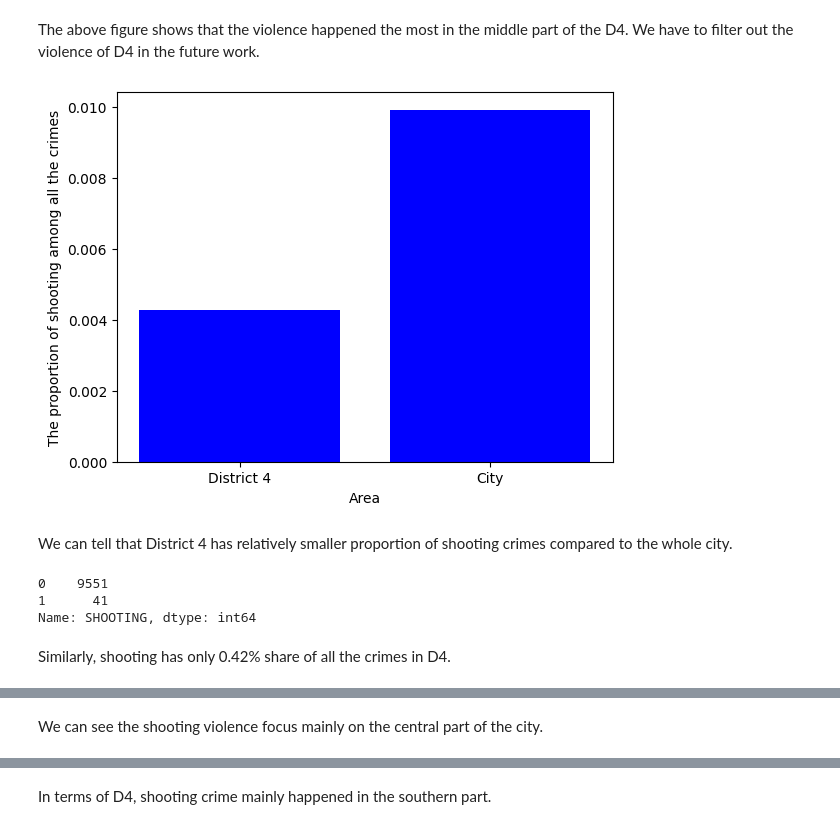
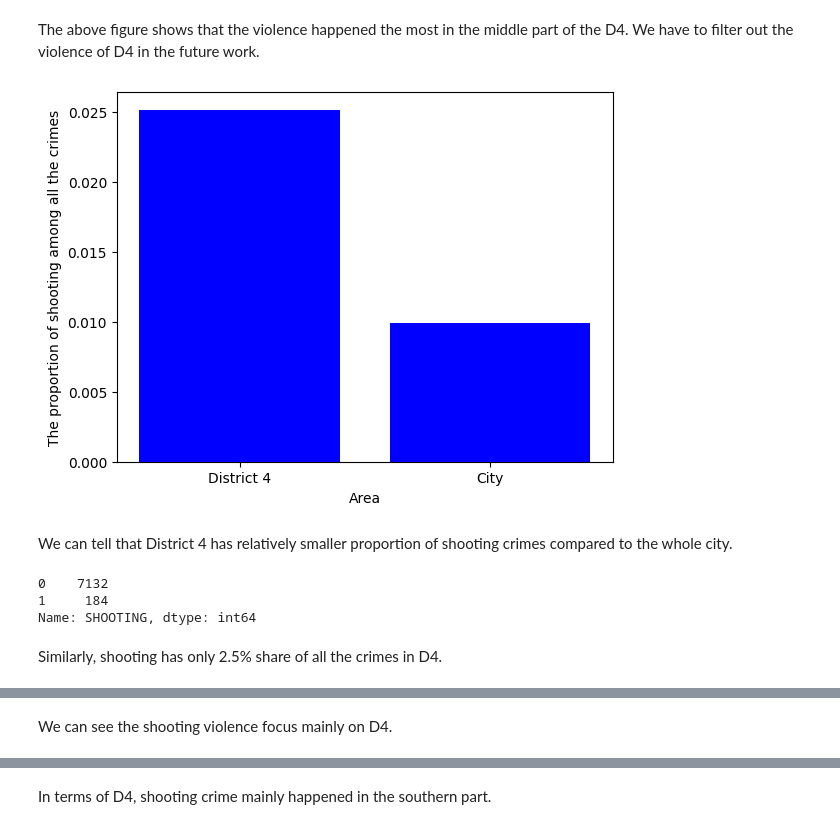
Before and after one commit to BU-Spark/ds-councilor-worrell-gun-violence, a Jupyter notebook: spring23-team-2/deliverables/deliverables 1/pattern.ipynb, the cells around one changed output, grey strips where cells are left out. Saved outputs shown, nothing was run; the diff lists cells and outputs as text; code cells hidden in the pictures.

Commit message:
revised the district in violence and crime added answers to questions.

```diff
--- a/spring23-team-2/deliverables/deliverables 1/pattern.ipynb
+++ b/spring23-team-2/deliverables/deliverables 1/pattern.ipynb
@@ -197,26 +180,26 @@ violence of D4 in the future work.
 # %%
 # calculate shooting crime proportion in each area
 X = ["District 4","City"]
-Y = [crime_incident[(crime_incident['DISTRICT']=='D4') & (crime_incident["SHOOTING"] == 1)].shape[0]/crime_incident[crime_incident['DISTRICT']=='D4'].shape[0],
+Y = [crime_incident[(crime_incident['DISTRICT']=='B3') & (crime_incident["SHOOTING"] == 1)].shape[0]/crime_incident[crime_incident['DISTRICT']=='B3'].shape[0],
     crime_incident[crime_incident["SHOOTING"]==1].shape[0]/crime_incident.shape[0]]
 
 plt.bar(X,Y,color='b')
 plt.xlabel('Area')
 plt.ylabel('The proportion of shooting among all the crimes')
 plt.show()
 # crime_incident[(crime_incident['DISTRICT']=='D4')]["SHOOTING"].value_counts()
 # %% [output]
-[figure, old version]
+[figure, new version]
 # %% [markdown]
 We can tell that District 4 has relatively smaller proportion of shooting crimes compared to the whole city.
 # %%
-crime_incident[crime_incident['DISTRICT']=='D4']["SHOOTING"].value_counts()
+crime_incident[crime_incident['DISTRICT']=='B3']["SHOOTING"].value_counts()
 # %% [output]
-0    9551
-1      41
+0    7132
+1     184
 Name: SHOOTING, dtype: int64
 # %% [markdown]
-Similarly, shooting has only 0.42% share of all the crimes in D4.
+Similarly, shooting has only 2.5% share of all the crimes in D4.
 # %%
 # heat map for thee whole city crime
 
@@ -238,5 +221,5 @@ base_map_whole_city
 # %% [output]
 [interactive output not drawn]
 # %% [markdown]
-We can see the shooting violence focus mainly on the central part of the city.
+We can see the shooting violence focus mainly on D4.
 # %%
```
Also changed, not shown: parts of 6 cells of this notebook, 3 other files.
